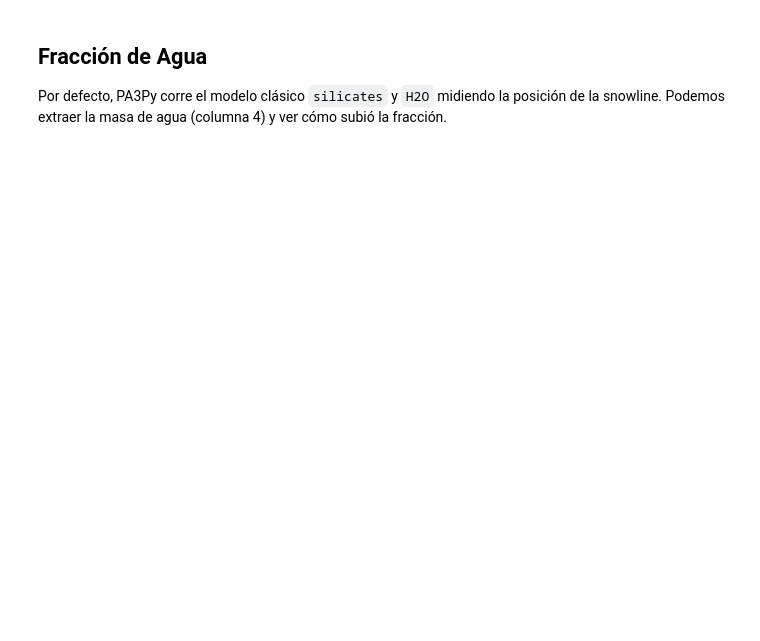
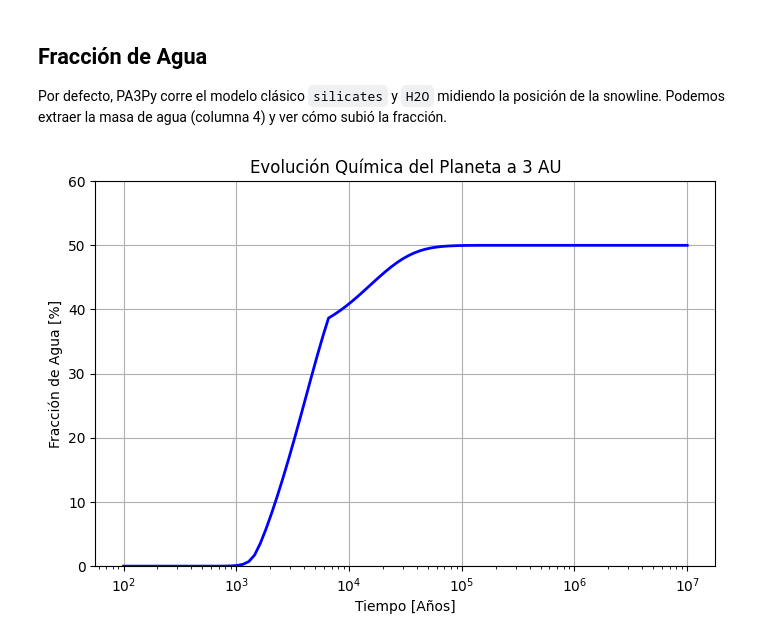
Before and after one commit to mmmaxii/PA3Py, a Jupyter notebook: docs/notebooks/01_Primeros_Pasos.ipynb, the cells around one changed output. Saved outputs shown, nothing was run; the diff lists cells and outputs as text; code cells hidden in the pictures; blank space fills up the shorter version.

```diff
--- a/docs/notebooks/01_Primeros_Pasos.ipynb
+++ b/docs/notebooks/01_Primeros_Pasos.ipynb
@@ -57,17 +69,20 @@ plt.show()
 Por defecto, PA3Py corre el modelo clásico `silicates` y `H2O` midiendo la posición de la snowline.
 Podemos extraer la masa de agua (columna 4) y ver cómo subió la fracción.
 # %%
-masa_silicatos = historia_5au[:, 3]
-masa_agua = historia_5au[:, 4]
+masa_silicatos = historia_3au[:, 3]
+masa_agua = historia_3au[:, 4]
 masa_suma = masa_silicatos + masa_agua
 
 fraccion_agua = 100 * masa_agua / masa_suma
 
 plt.figure(figsize=(8,5))
 plt.plot(tiempo_años, fraccion_agua, color='blue', lw=2)
+plt.xscale("log")
 plt.xlabel("Tiempo [Años]")
 plt.ylabel("Fracción de Agua [%]")
-plt.title("Evolución Química del Planeta a 5 AU")
+plt.title("Evolución Química del Planeta a 3 AU")
 plt.ylim(0, 60)
 plt.grid(True)
 plt.show()
+# %% [output]
+[figure, added]
```
Also changed, not shown: parts of 3 cells of this notebook, 12 other files.
